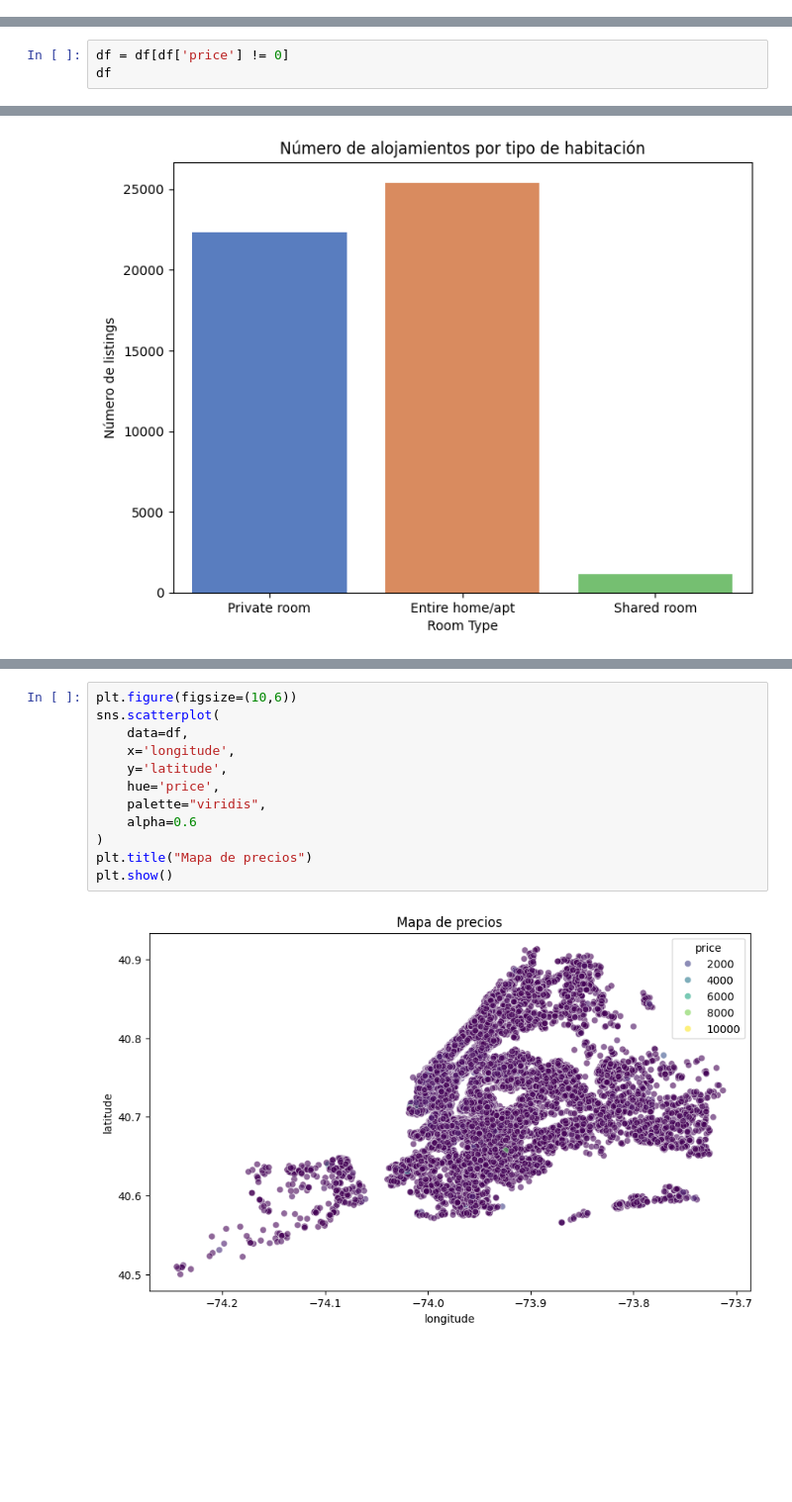
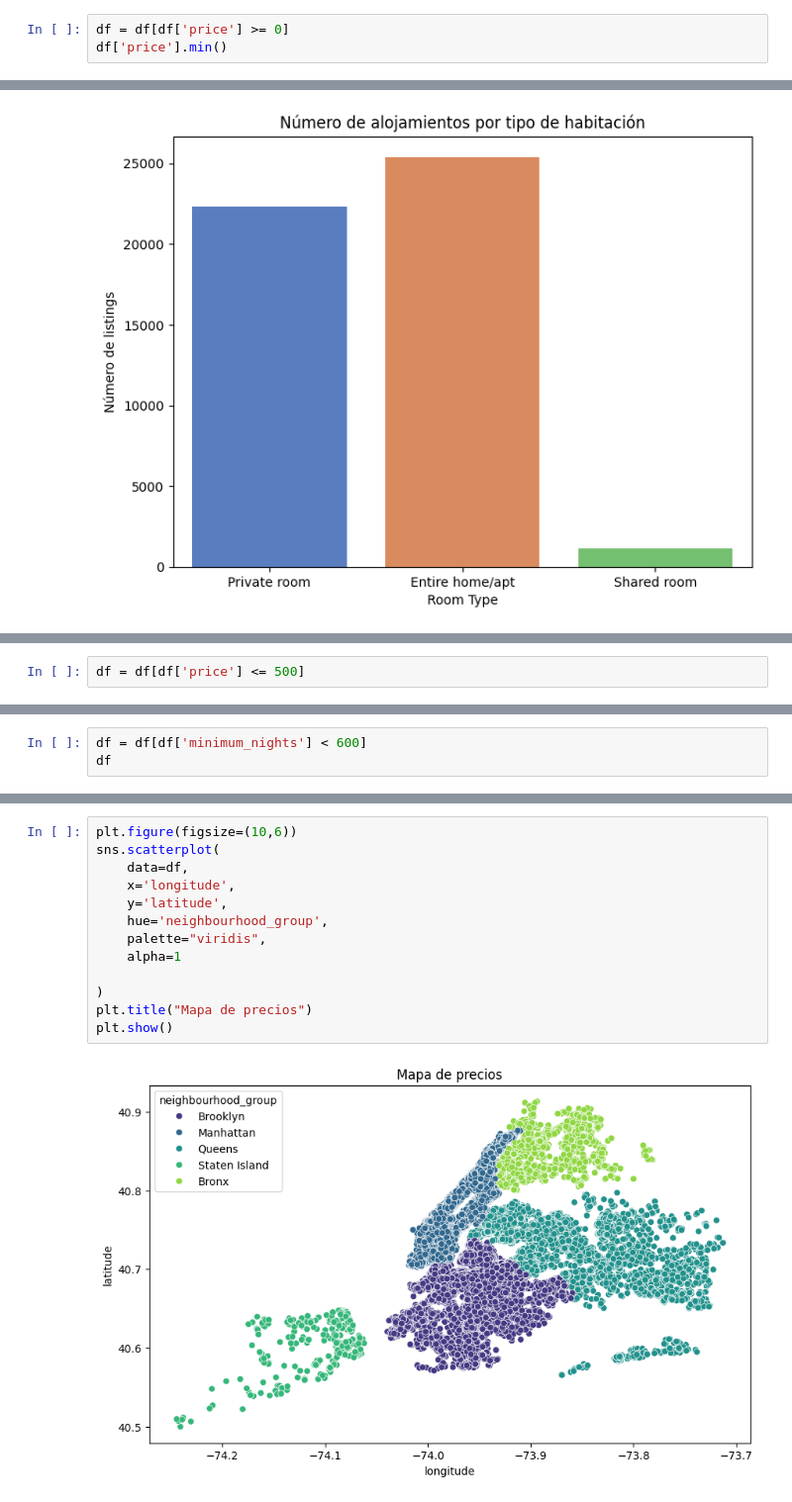
Before and after one commit to 4GeeksAcademy/Gabriel-De-Almeida-Santos-machine-learning-python-template, a Jupyter notebook: src/explore.ipynb, the cells around one changed output, grey strips where cells are left out. Shown at 99% size. Cells and saved outputs as stored; diff of their text form; blank space fills up the shorter version.

```diff
--- a/src/explore.ipynb
+++ b/src/explore.ipynb
@@ -49,0 +83,3 @@ memory usage: 6.0+ MB
+# %%
+df = df[df['price'] >= 0]
+df['price'].min()
@@ -72,6 +110,3 @@ y no información cualitativa sobre la opinión de los clientes, que sería lo r
 Por tanto, tampoco resulta necesaria para alcanzar el objetivo planteado."""
 # %% [output]
 'He eliminado estas columnas porque no aportan valor al objetivo del análisis.\nLas columnas de identificadores y nombres no son relevantes, \nya que contienen valores únicos y no contribuyen a encont ...
-# %%
-df = df[df['price'] != 0]
-df
@@ -131,3 +176,5 @@ plt.show()
+# %%
+df = df[df['price'] <= 500]
 # %%
 df.groupby('neighbourhood_group')['price'].mean().sort_values(ascending=False)
 df.groupby('neighbourhood_group')['price'].mean().sort_values().plot(kind='bar')
@@ -148,0 +196,3 @@ plt.show()
+# %%
+df = df[df['minimum_nights'] < 600]
+df
@@ -149,17 +213,18 @@ plt.show()
 # %%
 plt.figure(figsize=(10,6))
 sns.scatterplot(
     data=df,
     x='longitude',
     y='latitude',
-    hue='price',
+    hue='neighbourhood_group',
     palette="viridis",
-    alpha=0.6
+    alpha=1
+
 )
 plt.title("Mapa de precios")
 plt.show()
 # %% [output]
-[figure, old version]
+[figure, new version]
 # %%
 sns.heatmap(df[['price','minimum_nights','calculated_host_listings_count','availability_365']].corr(),
             annot=True, cmap='coolwarm')
```
Also changed, not shown: parts of 20 cells of this notebook.
